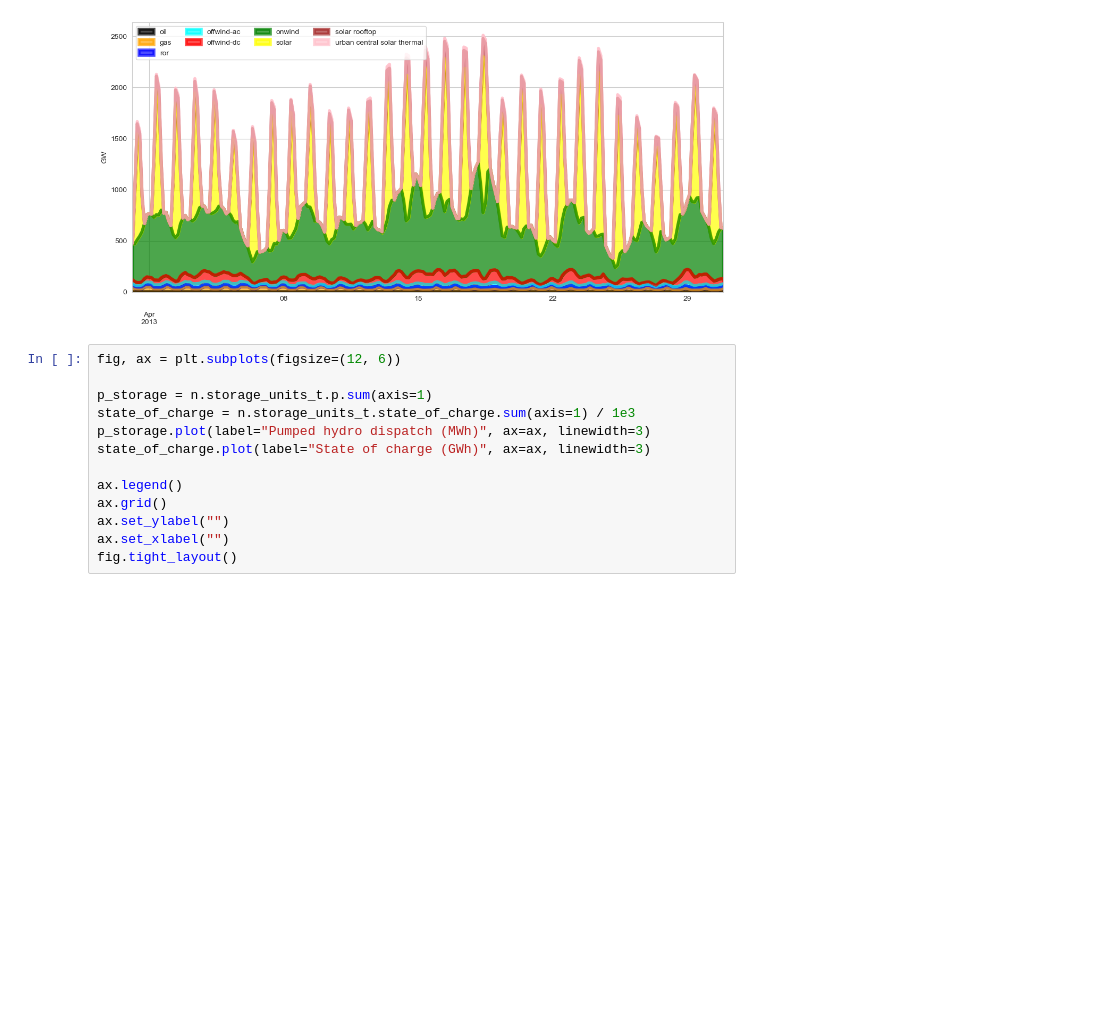
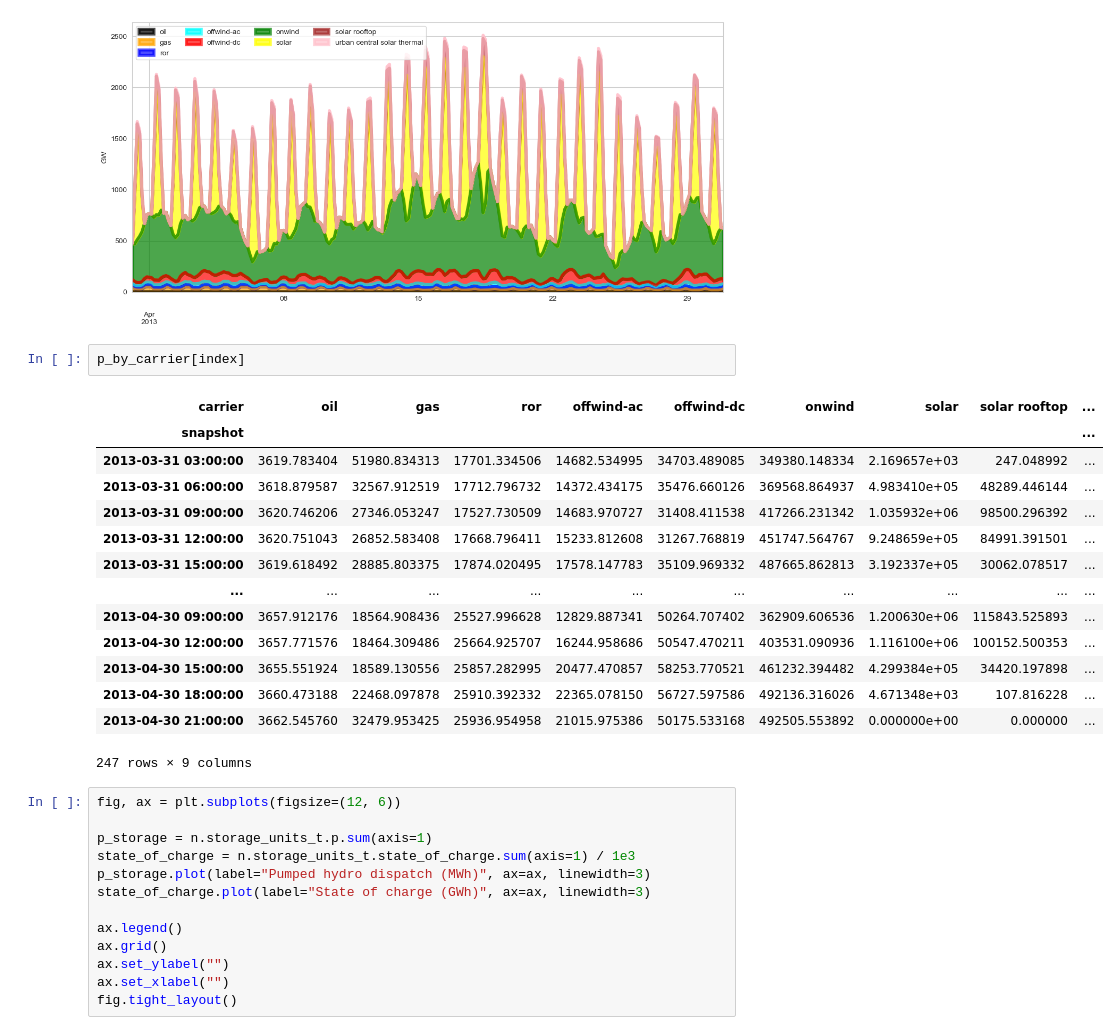
Before and after one commit to JulianGeis/master_thesis, a Jupyter notebook: notebooks/startup.ipynb, the cells around one changed output. Drawn from its saved outputs; the diff is of its cells as text; blank space fills up the shorter version.

```diff
--- a/notebooks/startup.ipynb
+++ b/notebooks/startup.ipynb
@@ -535,6 +535,23 @@ ax.set_xlabel("")
 fig.tight_layout()
 # %% [output]
 [figure]
+# %%
+p_by_carrier[index]
+# %% [output]
+| carrier | oil | gas | ror | offwind-ac | offwind-dc | onwind | solar | solar rooftop | ... |
+| snapshot |  |  |  |  |  |  |  |  | ... |
+| 2013-03-31 03:00:00 | 3619.783404 | 51980.834313 | 17701.334506 | 14682.534995 | 34703.489085 | 349380.148334 | 2.169657e+03 | 247.048992 | ... |
+| 2013-03-31 06:00:00 | 3618.879587 | 32567.912519 | 17712.796732 | 14372.434175 | 35476.660126 | 369568.864937 | 4.983410e+05 | 48289.446144 | ... |
+| 2013-03-31 09:00:00 | 3620.746206 | 27346.053247 | 17527.730509 | 14683.970727 | 31408.411538 | 417266.231342 | 1.035932e+06 | 98500.296392 | ... |
+| 2013-03-31 12:00:00 | 3620.751043 | 26852.583408 | 17668.796411 | 15233.812608 | 31267.768819 | 451747.564767 | 9.248659e+05 | 84991.391501 | ... |
+| 2013-03-31 15:00:00 | 3619.618492 | 28885.803375 | 17874.020495 | 17578.147783 | 35109.969332 | 487665.862813 | 3.192337e+05 | 30062.078517 | ... |
+| ... | ... | ... | ... | ... | ... | ... | ... | ... | ... |
+| 2013-04-30 09:00:00 | 3657.912176 | 18564.908436 | 25527.996628 | 12829.887341 | 50264.707402 | 362909.606536 | 1.200630e+06 | 115843.525893 | ... |
+| 2013-04-30 12:00:00 | 3657.771576 | 18464.309486 | 25664.925707 | 16244.958686 | 50547.470211 | 403531.090936 | 1.116100e+06 | 100152.500353 | ... |
+| 2013-04-30 15:00:00 | 3655.551924 | 18589.130556 | 25857.282995 | 20477.470857 | 58253.770521 | 461232.394482 | 4.299384e+05 | 34420.197898 | ... |
+| 2013-04-30 18:00:00 | 3660.473188 | 22468.097878 | 25910.392332 | 22365.078150 | 56727.597586 | 492136.316026 | 4.671348e+03 | 107.816228 | ... |
+| 2013-04-30 21:00:00 | 3662.545760 | 32479.953425 | 25936.954958 | 21015.975386 | 50175.533168 | 492505.553892 | 0.000000e+00 | 0.000000 | ... |
+247 rows × 9 columns
 # %%
 fig, ax = plt.subplots(figsize=(12, 6))
 
```
Also changed, not shown: 3 other files.
